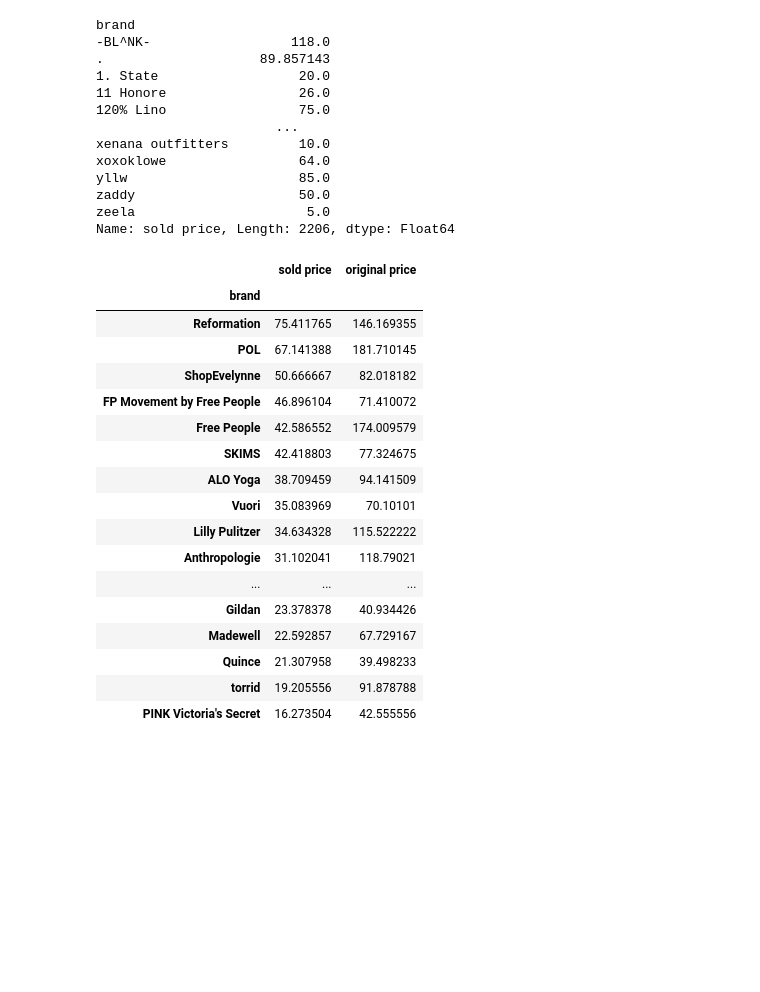
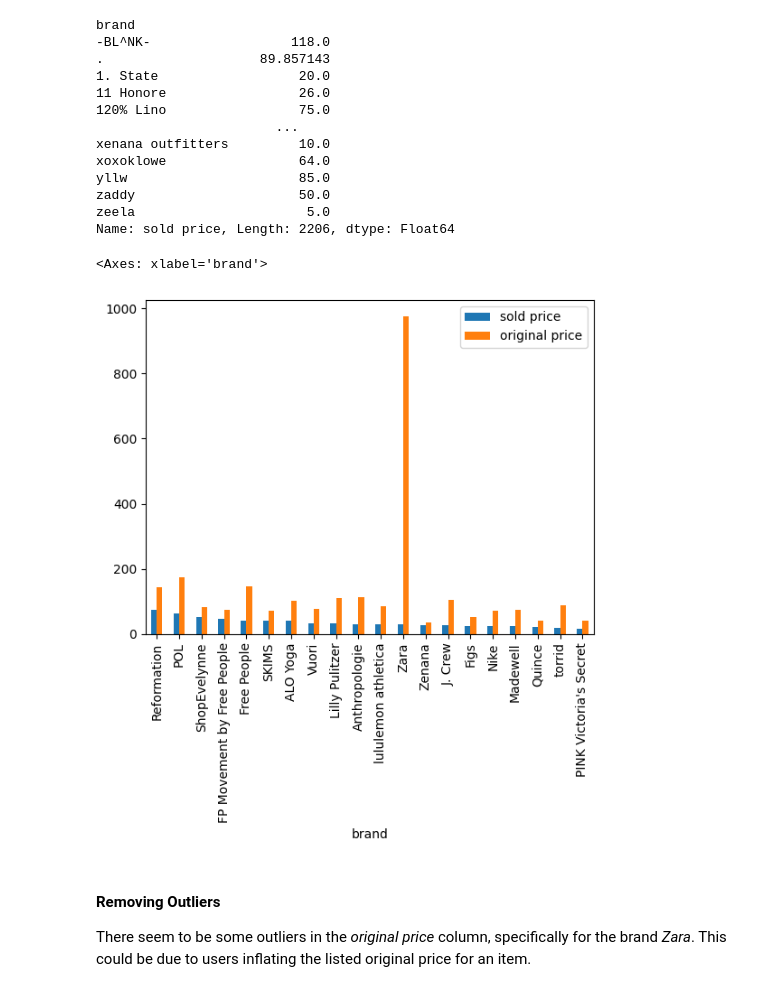
Before and after one commit to its-melina/Poshmark-Analytics, a Jupyter notebook: EDA.ipynb, the cells around one changed output. Drawn from its saved outputs; the diff is of its cells as text; code cells hidden in the pictures; blank space fills up the shorter version.

```diff
--- a/EDA.ipynb
+++ b/EDA.ipynb
@@ -272,23 +272,13 @@ tops_at_least_20 = tops[tops['brand'].isin(tops['brand'].value_counts().head(20)
 # %%
 tops_sold_price_by_brand = tops_at_least_20.groupby('brand')[['sold price', 'original price']].agg('mean')
 # %%
-tops_sold_price_by_brand.sort_values(by='sold price', ascending=False)
+brand_avg_prices = tops_sold_price_by_brand.sort_values(by='sold price', ascending=False)
-# %% [output]
-|  | sold price | original price |
-| brand |  |  |
-| Reformation | 75.411765 | 146.169355 |
-| POL | 67.141388 | 181.710145 |
-| ShopEvelynne | 50.666667 | 82.018182 |
-| FP Movement by Free People | 46.896104 | 71.410072 |
-| Free People | 42.586552 | 174.009579 |
-| SKIMS | 42.418803 | 77.324675 |
-| ALO Yoga | 38.709459 | 94.141509 |
-| Vuori | 35.083969 | 70.10101 |
-| Lilly Pulitzer | 34.634328 | 115.522222 |
-| Anthropologie | 31.102041 | 118.79021 |
-| ... | ... | ... |
-| Gildan | 23.378378 | 40.934426 |
-| Madewell | 22.592857 | 67.729167 |
-| Quince | 21.307958 | 39.498233 |
-| torrid | 19.205556 | 91.878788 |
-| PINK Victoria's Secret | 16.273504 | 42.555556 |
+# %%
+brand_avg_prices.plot(kind='bar')
+# %% [output]
+<Axes: xlabel='brand'>
+[figure, added]
+# %% [markdown]
+#### Removing Outliers
+
+There seem to be some outliers in the *original price* column, specifically for the brand *Zara*. This could be due to users inflating the listed original price for an item.
```
